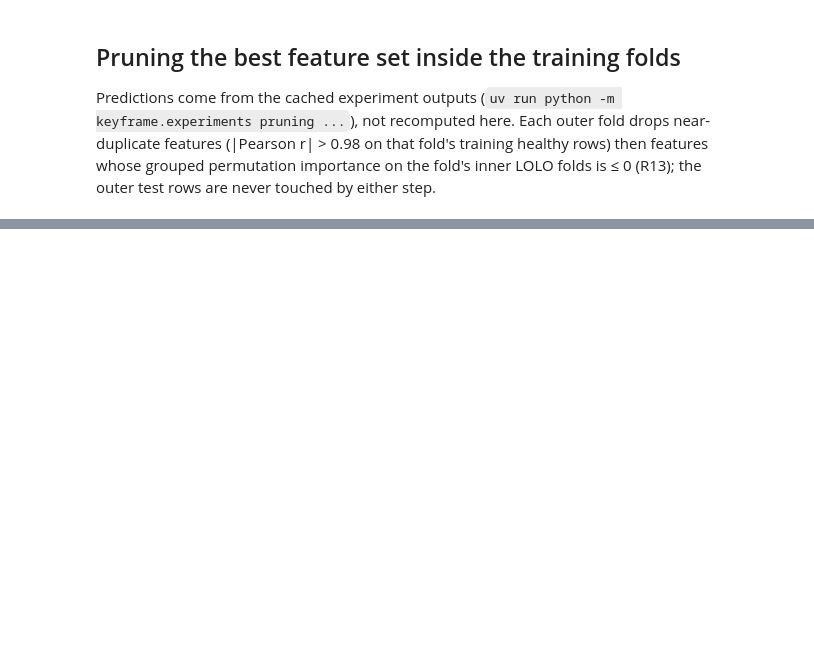
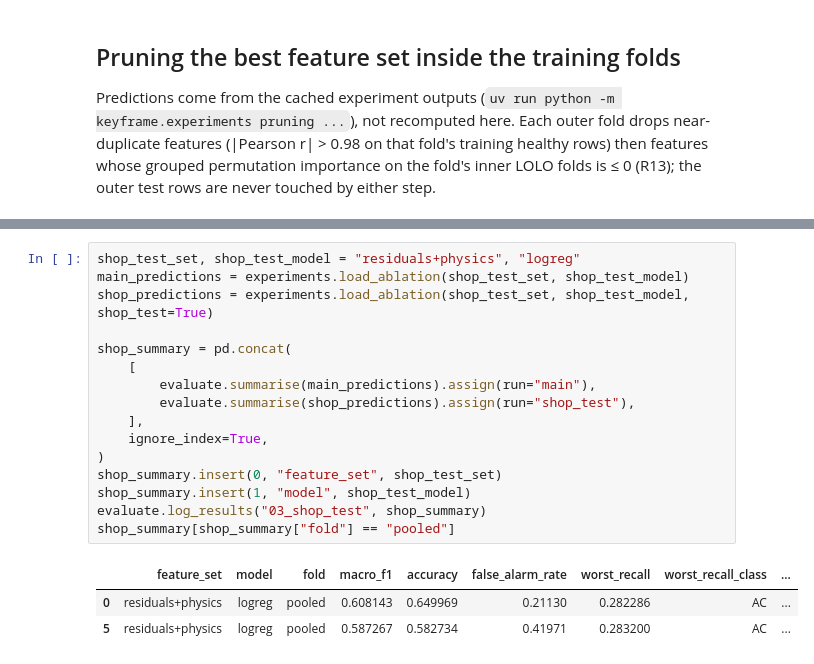
Before and after one commit to MrNahadi/KeyFrame, a Jupyter notebook: notebooks/03_feature_engineering.ipynb, the cells around one changed output, grey strips where cells are left out. Cells and saved outputs as stored; diff of their text form; blank space fills up the shorter version.

```diff
--- a/notebooks/03_feature_engineering.ipynb
+++ b/notebooks/03_feature_engineering.ipynb
@@ -143,0 +155,20 @@ Notebook 03 part 3 reports the shop-test score, findings and the decision.
+# %%
+shop_test_set, shop_test_model = "residuals+physics", "logreg"
+main_predictions = experiments.load_ablation(shop_test_set, shop_test_model)
+shop_predictions = experiments.load_ablation(shop_test_set, shop_test_model, shop_test=True)
+
+shop_summary = pd.concat(
+    [
+        evaluate.summarise(main_predictions).assign(run="main"),
+        evaluate.summarise(shop_predictions).assign(run="shop_test"),
+    ],
+    ignore_index=True,
+)
+shop_summary.insert(0, "feature_set", shop_test_set)
+shop_summary.insert(1, "model", shop_test_model)
+evaluate.log_results("03_shop_test", shop_summary)
+shop_summary[shop_summary["fold"] == "pooled"]
+# %% [output]
+|  | feature_set | model | fold | macro_f1 | accuracy | false_alarm_rate | worst_recall | worst_recall_class | ... |
+| 0 | residuals+physics | logreg | pooled | 0.608143 | 0.649969 | 0.21130 | 0.282286 | AC | ... |
+| 5 | residuals+physics | logreg | pooled | 0.587267 | 0.582734 | 0.41971 | 0.283200 | AC | ... |
```
Also changed, not shown: parts of 9 cells of this notebook, 6 other files.
